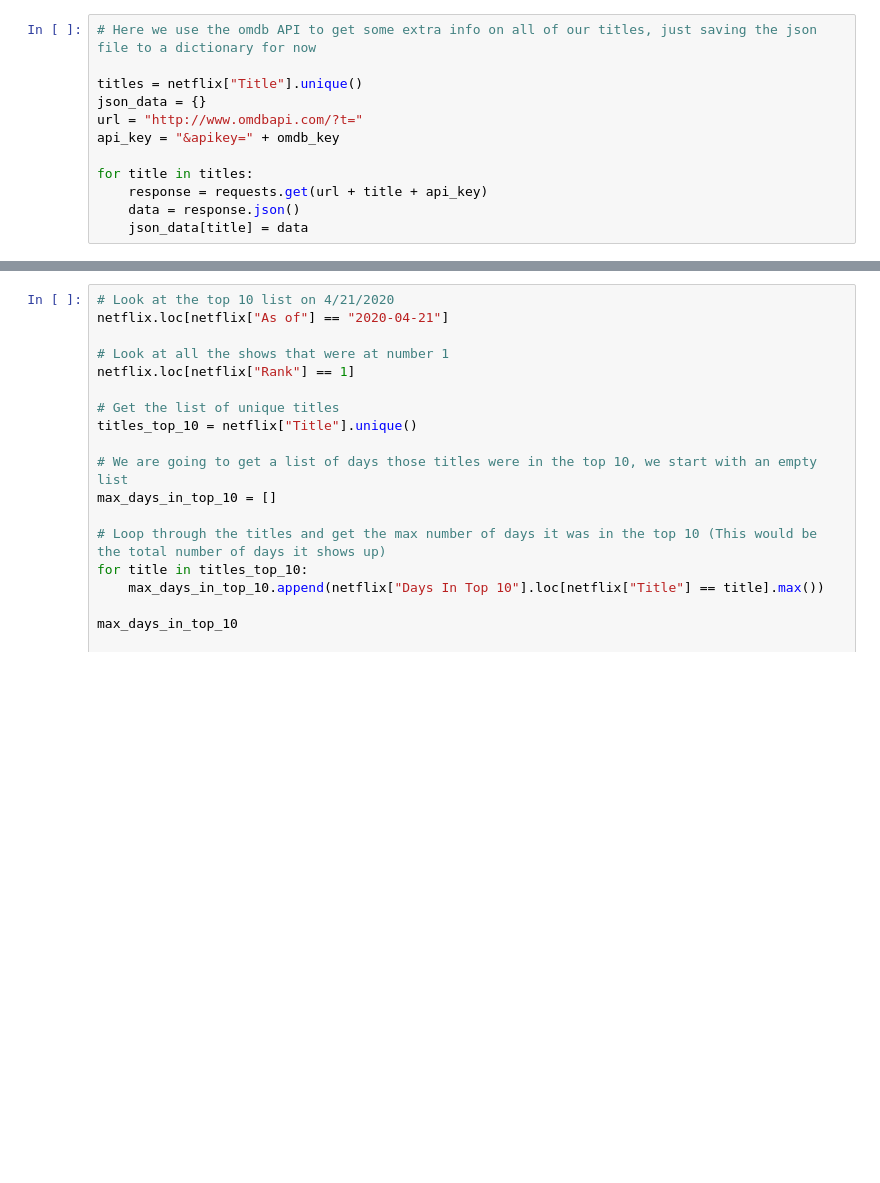
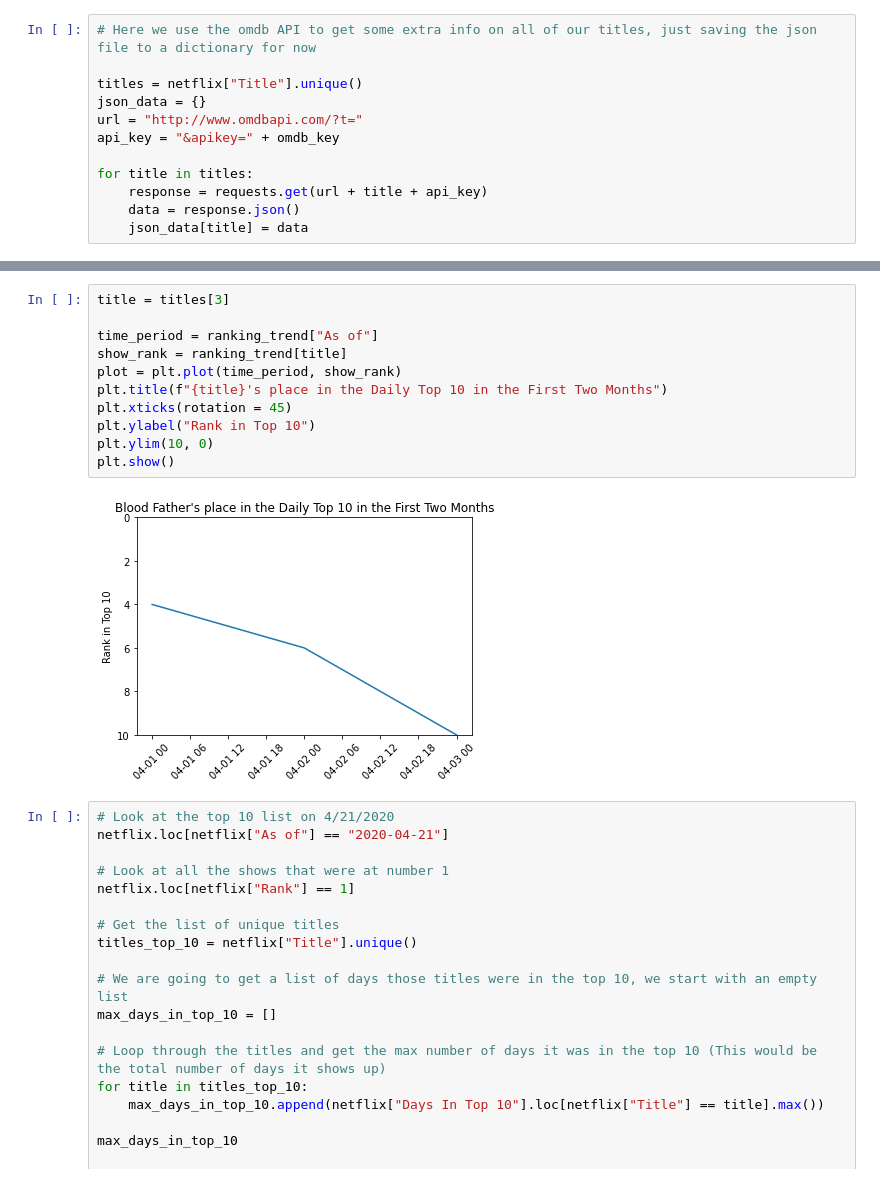
Before and after one commit to Costilrt/The-First-Project, a Jupyter notebook: netflix-project-matthew.ipynb, the cells around one changed output, grey strips where cells are left out. Drawn from its saved outputs; the diff is of its cells as text; blank space fills up the shorter version.

```diff
--- a/netflix-project-matthew.ipynb
+++ b/netflix-project-matthew.ipynb
@@ -214,3 +360,16 @@ ValueError: Cannot index with multidimensional key
+# %%
+title = titles[3]
+
+time_period = ranking_trend["As of"]
+show_rank = ranking_trend[title]
+plot = plt.plot(time_period, show_rank)
+plt.title(f"{title}'s place in the Daily Top 10 in the First Two Months")
+plt.xticks(rotation = 45)
+plt.ylabel("Rank in Top 10")
+plt.ylim(10, 0)
+plt.show()
+# %% [output]
+[figure, added]
 # %%
 # Look at the top 10 list on 4/21/2020
 netflix.loc[netflix["As of"] == "2020-04-21"]
```
Also changed, not shown: parts of 16 cells of this notebook.
